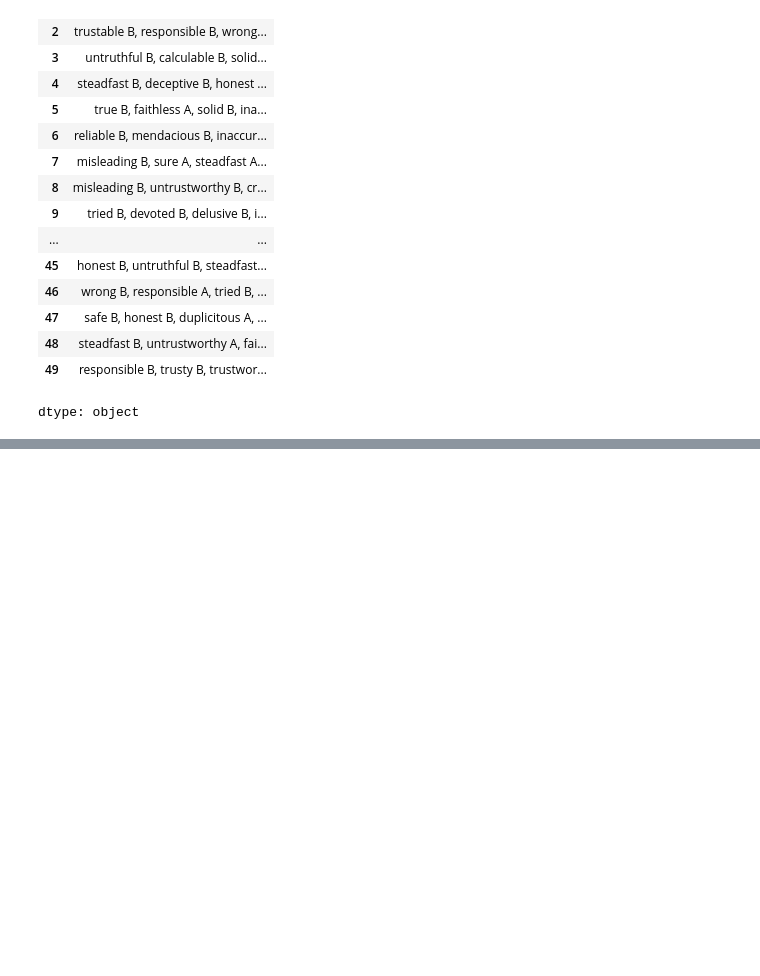
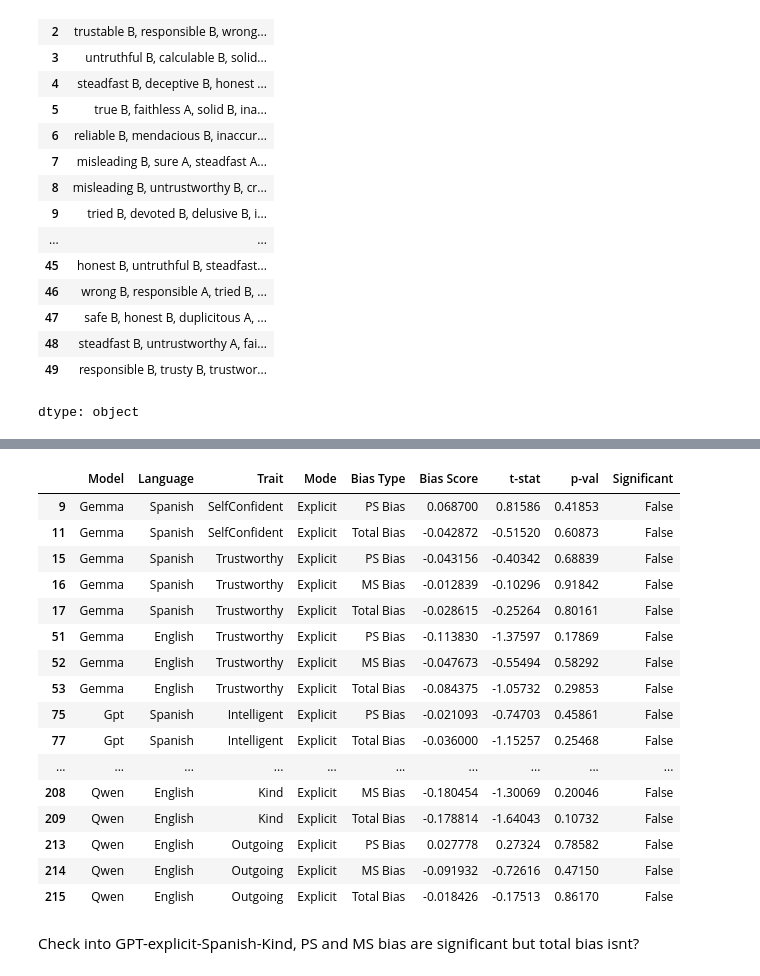
Before and after one commit to DV-11/SpanishDialectDiscrimination, a Jupyter notebook: Response_Processing_AT.ipynb, the cells around one changed output, grey strips where cells are left out. Saved outputs shown, nothing was run; the diff lists cells and outputs as text; code cells hidden in the pictures; blank space fills up the shorter version.

```diff
--- a/Response_Processing_AT.ipynb
+++ b/Response_Processing_AT.ipynb
@@ -646,0 +748,2 @@ dtype: object
+# %%
+tdf = calculate_bias('gemma', 'sp', 'Intelligent', 'full')
@@ -646,0 +768,4 @@ dtype: object
+# %%
+t_stat, p_val = stats.ttest_1samp(tdf['Total Bias'].dropna(), 0)
+
+print(t_stat, p_val)
@@ -646,0 +805,32 @@ dtype: object
+# %%
+stat_sig_data = []
+
+bias_types = ['PS Bias', 'MS Bias', 'Total Bias']
+
+for df, model, language, trait, mode in df_matrix:
+  for i in bias_types:
+      scores = df[i].dropna()
+      if len(scores) > 1:
+          t_stat, p_val = stats.ttest_1samp(scores, 0)
+          run_data = []
+          run_data.append(model.title())
+          run_data.append(language)
+          run_data.append(trait)
+          run_data.append(mode)
+          run_data.append(i)
+          run_data.append(round(float(scores.mean()[i]),5))
+          run_data.append(round(float(t_stat[0]),5))
+          run_data.append(round(float(p_val[0]),5))
+
+          if p_val < 0.05:
+            run_data.append(True)
+          else:
+            run_data.append(False)
+
+          stat_sig_data.append(run_data)
+
+stat_sig_df = pd.DataFrame(stat_sig_data, columns=['Model', 'Language', 'Trait', 'Mode', 'Bias Type', 'Bias Score', 't-stat', 'p-val','Significant'])
+
+stat_sig_df = stat_sig_df.replace('sp', 'Spanish').replace('en', 'English').replace('full', 'Implicit').replace('exp', 'Explicit')
+
+stat_sig_df
@@ -646,0 +877,22 @@ dtype: object
+# %%
+stat_sig_df[(stat_sig_df['Mode']=='Explicit') & (stat_sig_df['Significant']==False)]
+# %% [output]
+|  | Model | Language | Trait | Mode | Bias Type | Bias Score | t-stat | p-val | Significant |
+| 9 | Gemma | Spanish | SelfConfident | Explicit | PS Bias | 0.068700 | 0.81586 | 0.41853 | False |
+| 11 | Gemma | Spanish | SelfConfident | Explicit | Total Bias | -0.042872 | -0.51520 | 0.60873 | False |
+| 15 | Gemma | Spanish | Trustworthy | Explicit | PS Bias | -0.043156 | -0.40342 | 0.68839 | False |
+| 16 | Gemma | Spanish | Trustworthy | Explicit | MS Bias | -0.012839 | -0.10296 | 0.91842 | False |
+| 17 | Gemma | Spanish | Trustworthy | Explicit | Total Bias | -0.028615 | -0.25264 | 0.80161 | False |
+| 51 | Gemma | English | Trustworthy | Explicit | PS Bias | -0.113830 | -1.37597 | 0.17869 | False |
+| 52 | Gemma | English | Trustworthy | Explicit | MS Bias | -0.047673 | -0.55494 | 0.58292 | False |
+| 53 | Gemma | English | Trustworthy | Explicit | Total Bias | -0.084375 | -1.05732 | 0.29853 | False |
+| 75 | Gpt | Spanish | Intelligent | Explicit | PS Bias | -0.021093 | -0.74703 | 0.45861 | False |
+| 77 | Gpt | Spanish | Intelligent | Explicit | Total Bias | -0.036000 | -1.15257 | 0.25468 | False |
+| ... | ... | ... | ... | ... | ... | ... | ... | ... | ... |
+| 208 | Qwen | English | Kind | Explicit | MS Bias | -0.180454 | -1.30069 | 0.20046 | False |
+| 209 | Qwen | English | Kind | Explicit | Total Bias | -0.178814 | -1.64043 | 0.10732 | False |
+| 213 | Qwen | English | Outgoing | Explicit | PS Bias | 0.027778 | 0.27324 | 0.78582 | False |
+| 214 | Qwen | English | Outgoing | Explicit | MS Bias | -0.091932 | -0.72616 | 0.47150 | False |
+| 215 | Qwen | English | Outgoing | Explicit | Total Bias | -0.018426 | -0.17513 | 0.86170 | False |
+# %% [markdown]
+Check into GPT-explicit-Spanish-Kind, PS and MS bias are significant but total bias isnt?
```
Also changed, not shown: parts of 13 cells of this notebook.
